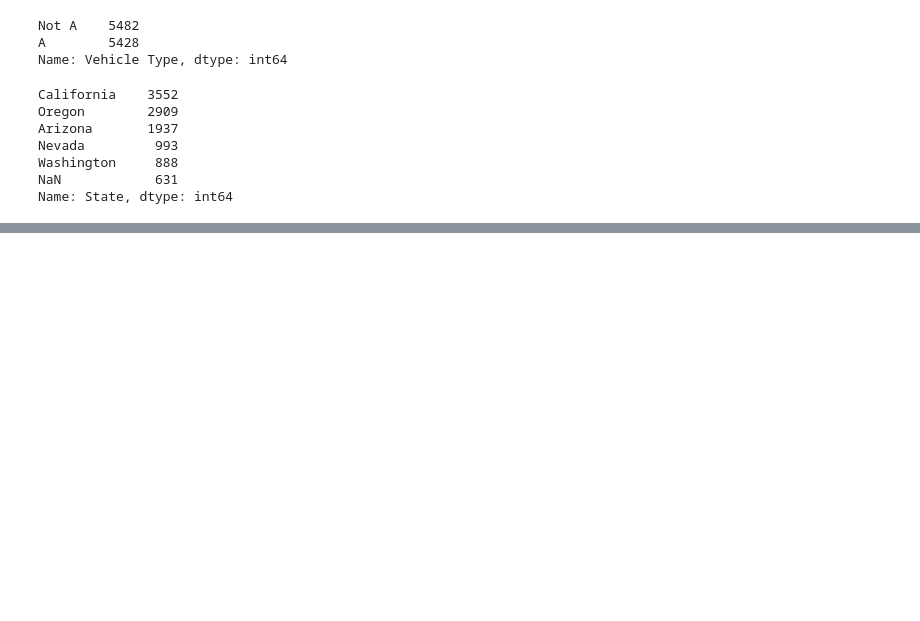
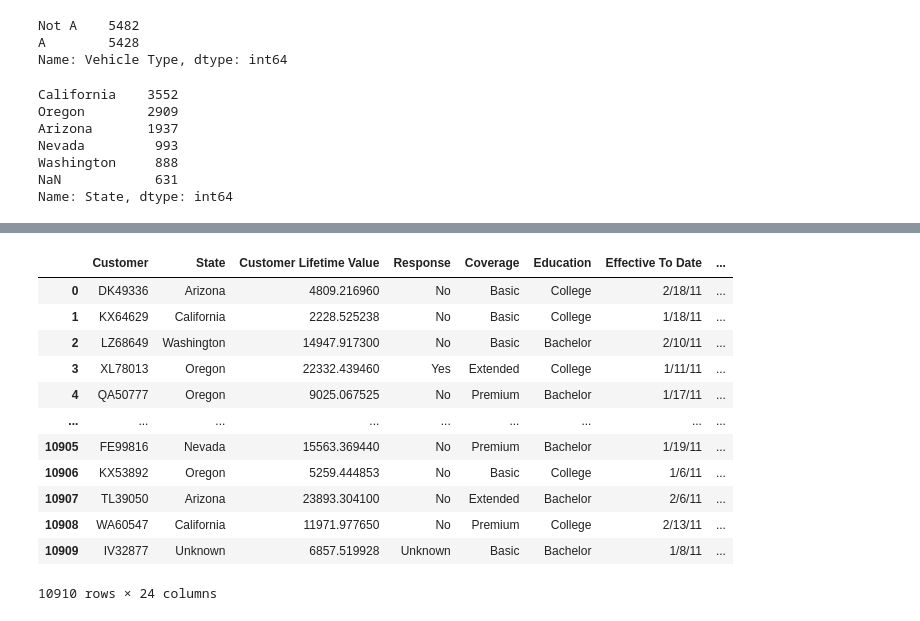
Before and after one commit to ebourelly/lab-customer-analysis-round-2, a Jupyter notebook: files_for_lab/csv_files/cust_analysis_round_2.ipynb, the cells around one changed output, grey strips where cells are left out. Saved outputs shown, nothing was run; the diff lists cells and outputs as text; code cells hidden in the pictures; blank space fills up the shorter version.

```diff
--- a/files_for_lab/csv_files/cust_analysis_round_2.ipynb
+++ b/files_for_lab/csv_files/cust_analysis_round_2.ipynb
@@ -196,3 +225,6 @@ state_unknown.isna().sum()
 # %%
-test.isna().sum()
+# for the state and response, let's create an 'unknown' status
+data['State'] = data['State'].fillna('Unknown')
+data['Response'] = data['Response'].fillna('Unknown')
+data['State'].value_counts(dropna=False)
 # %% [output]
@@ -215,0 +273,6 @@ dtype: int64
+# %%
+# we see that the 622 rows with missing vehicle size are exactly the same as the 622 rows where the vehicle class is missing
+# let's do the same as for vehicle type and create an uknown status for those columns
+data['Vehicle Class'] = data['Vehicle Class'].fillna('Unknown')
+data['Vehicle Size'] = data['Vehicle Size'].fillna('Unknown')
+data['Vehicle Class'].value_counts(dropna=False)
@@ -215,0 +352,19 @@ dtype: int64
+# %%
+# FOLLOWING our discussion I'll stop there with the NaN and just drop them...
+# Actually let's take this as an exercise and drop the rows with 'unknown' statuses that I have created.
+# for the vehicle type, we saw that we have roughly 50% of the data missing, so we can drop the whole column.
+data.drop(['Vehicle Type'], axis=1)
+# %% [output]
+|  | Customer | State | Customer Lifetime Value | Response | Coverage | Education | Effective To Date | ... |
+| 0 | DK49336 | Arizona | 4809.216960 | No | Basic | College | 2/18/11 | ... |
+| 1 | KX64629 | California | 2228.525238 | No | Basic | College | 1/18/11 | ... |
+| 2 | LZ68649 | Washington | 14947.917300 | No | Basic | Bachelor | 2/10/11 | ... |
+| 3 | XL78013 | Oregon | 22332.439460 | Yes | Extended | College | 1/11/11 | ... |
+| 4 | QA50777 | Oregon | 9025.067525 | No | Premium | Bachelor | 1/17/11 | ... |
+| ... | ... | ... | ... | ... | ... | ... | ... | ... |
+| 10905 | FE99816 | Nevada | 15563.369440 | No | Premium | Bachelor | 1/19/11 | ... |
+| 10906 | KX53892 | Oregon | 5259.444853 | No | Basic | College | 1/6/11 | ... |
+| 10907 | TL39050 | Arizona | 23893.304100 | No | Extended | Bachelor | 2/6/11 | ... |
+| 10908 | WA60547 | California | 11971.977650 | No | Premium | College | 2/13/11 | ... |
+| 10909 | IV32877 | Unknown | 6857.519928 | Unknown | Basic | Bachelor | 1/8/11 | ... |
+10910 rows × 24 columns
```
Also changed, not shown: parts of 37 cells of this notebook.
